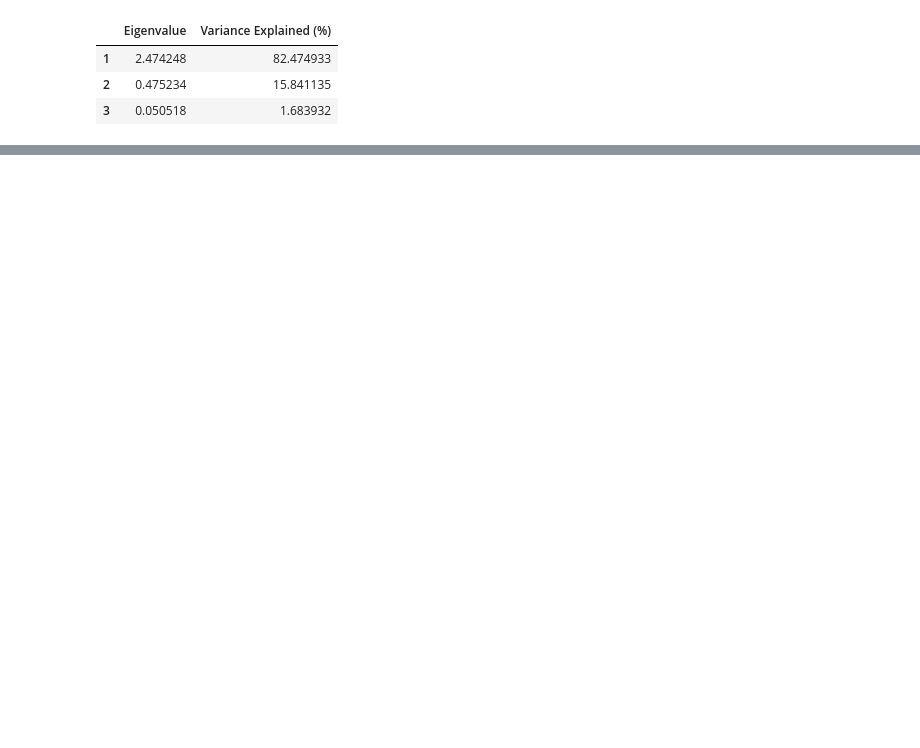
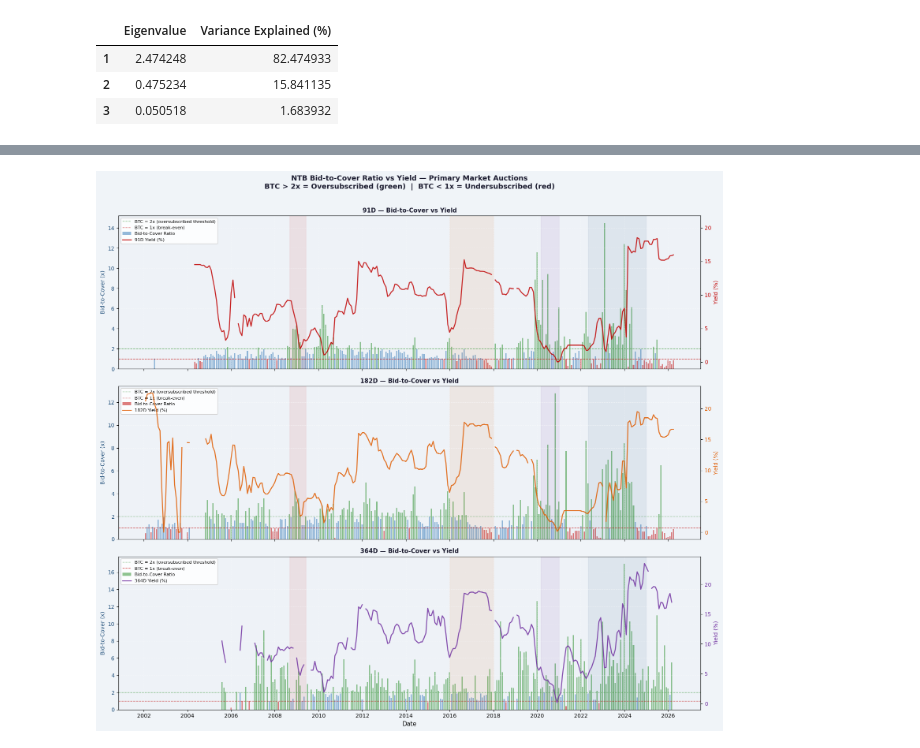
Before and after one commit to Sahdam/Yield-Curve-Analysis-FGN-BOND-, a Jupyter notebook: yield_curve_analysis.ipynb, the cells around one changed output, grey strips where cells are left out. Drawn from its saved outputs; the diff is of its cells as text; code cells hidden in the pictures; blank space fills up the shorter version.

```diff
--- a/yield_curve_analysis.ipynb
+++ b/yield_curve_analysis.ipynb
@@ -720,0 +1082,17 @@ pca_result
+# %%
+# ── MONTHLY AGGREGATION ────────────────────────────────────────────────────
+# Compute monthly average BTC and yield per tenor bucket
+
+ntb_monthly = (
+    ntb_df
+    .set_index('auction_date')
+    .groupby('tenor_bucket')
+    .resample('ME')[['btc', 'yield_pct']]
+    .mean()
+    .reset_index()
+)
+
+# Focus on the 3 NTB tenors
+tenor_colors = {'91D': '#c00000', '182D': '#e05c00', '364D': '#7030a0'}
+
+print("Monthly data ready. Shape:", ntb_monthly.shape)
@@ -720,0 +1101,77 @@ pca_result
+# %%
+# ── PLOT 1: BTC Over Time with Yield Overlay ──────────────────────────────
+
+fig, axes = plt.subplots(3, 1, figsize=(16, 14), sharex=True)
+fig.patch.set_facecolor('#f0f4f8')
+fig.suptitle(
+    'NTB Bid-to-Cover Ratio vs Yield — Primary Market Auctions\n'
+    'BTC > 2x = Oversubscribed (green)  |  BTC < 1x = Undersubscribed (red)',
+    fontsize=13, fontweight='bold', y=1.01, color='#1a1a2e'
+)
+
+for ax, tenor in zip(axes, ['91D', '182D', '364D']):
+    sub = ntb_monthly[ntb_monthly['tenor_bucket'] == tenor].set_index('auction_date')
+
+    if sub.empty:
+        ax.set_title(f'{tenor} — no data')
+        continue
+
+    ax.set_facecolor('#eef2f7')
+    ax.grid(True, linestyle='--', alpha=0.4, color='white')
+
+    color = tenor_colors[tenor]
+
+    # ── BTC bars (left axis) ──────────────────────────────────────────────
+    # Colour bars green if oversubscribed (BTC >= 2), red if weak (BTC < 1),
+    # and blue otherwise
+    bar_colors = [
+        '#228B22' if v >= 2 else ('#c00000' if v < 1 else '#2e75b6')
+        for v in sub['btc'].fillna(0)
+    ]
+    ax.bar(sub.index, sub['btc'], color=bar_colors, alpha=0.5,
+           width=20, label='Bid-to-Cover Ratio')
+
+    # Reference lines
+    ax.axhline(2.0, color='#228B22', linewidth=1.0, linestyle='--', alpha=0.6,
+               label='BTC = 2x (oversubscribed threshold)')
+    ax.axhline(1.0, color='#c00000', linewidth=1.0, linestyle='--', alpha=0.6,
+               label='BTC = 1x (break-even)')
+
+    ax.set_ylabel('Bid-to-Cover (x)', fontsize=10, color='#1f4e79')
+    ax.tick_params(axis='y', labelcolor='#1f4e79')
+
+    # ── Yield line (right axis) ───────────────────────────────────────────
+    ax2 = ax.twinx()
+    ax2.plot(sub.index, sub['yield_pct'],
+             color=color, linewidth=1.8, alpha=0.85,
+             label=f'{tenor} Yield (%)')
+    ax2.set_ylabel('Yield (%)', fontsize=10, color=color)
+    ax2.tick_params(axis='y', labelcolor=color)
+
+    # Crisis shading
+    for start, end, c, _ in CRISIS_PERIODS:
+        ax.axvspan(pd.to_datetime(start), pd.to_datetime(end),
+                   alpha=0.08, color=c)
+
+    ax.set_title(
+        f'{tenor} — Bid-to-Cover vs Yield',
+        fontsize=11, fontweight='bold', pad=6, color='#1a1a2e'
+    )
+
+    # Combine legends from both axes
+    lines1, labels1 = ax.get_legend_handles_labels()
+    lines2, labels2 = ax2.get_legend_handles_labels()
+    ax.legend(lines1 + lines2, labels1 + labels2,
+              fontsize=8, loc='upper left', framealpha=0.88)
+
+axes[-1].set_xlabel('Date', fontsize=11)
+axes[-1].xaxis.set_major_locator(mdates.YearLocator(2))
+axes[-1].xaxis.set_major_formatter(mdates.DateFormatter('%Y'))
+
+plt.tight_layout()
+plt.savefig('ntb_btc_vs_yield.png', dpi=150, bbox_inches='tight',
+            facecolor='#f0f4f8')
+plt.show()
+print("Chart saved as ntb_btc_vs_yield.png")
+# %% [output]
+[figure, added]
```
Also changed, not shown: parts of 16 cells of this notebook.
